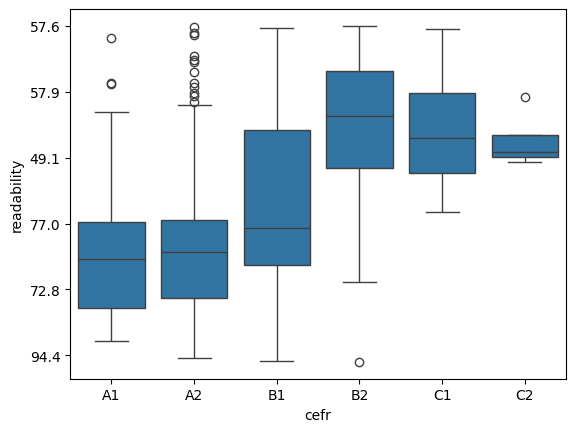
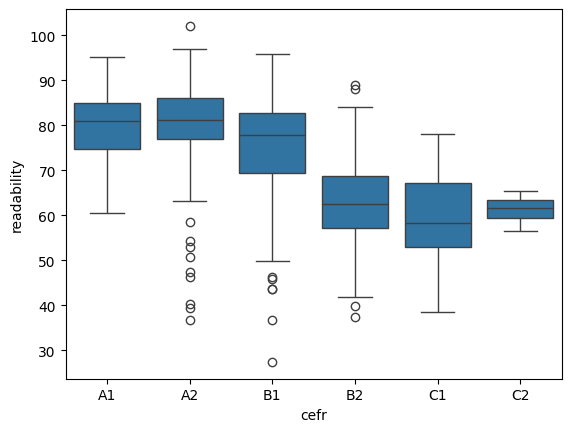
Code edit (unified diff) that turned the first committed figure into the second:
--- before
+++ after
@@ -2,4 +2,2 @@
 order = ['A1', 'A2', 'B1', 'B2', 'C1', 'C2']
 sns.boxplot(x='cefr', y='readability', data=df, order=order)
-plt.gca().yaxis.set_major_locator(MaxNLocator(nbins=6))  # Choose how many ticks you want, e.g., 6
-plt.show

Commit: Fix wrong str conversion of float